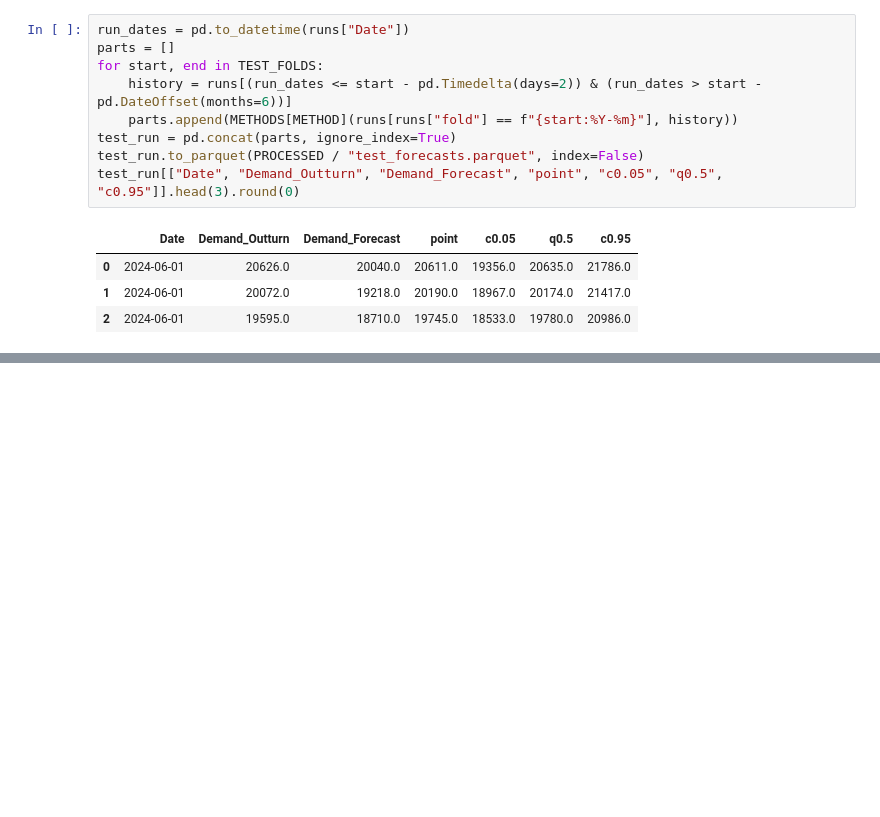
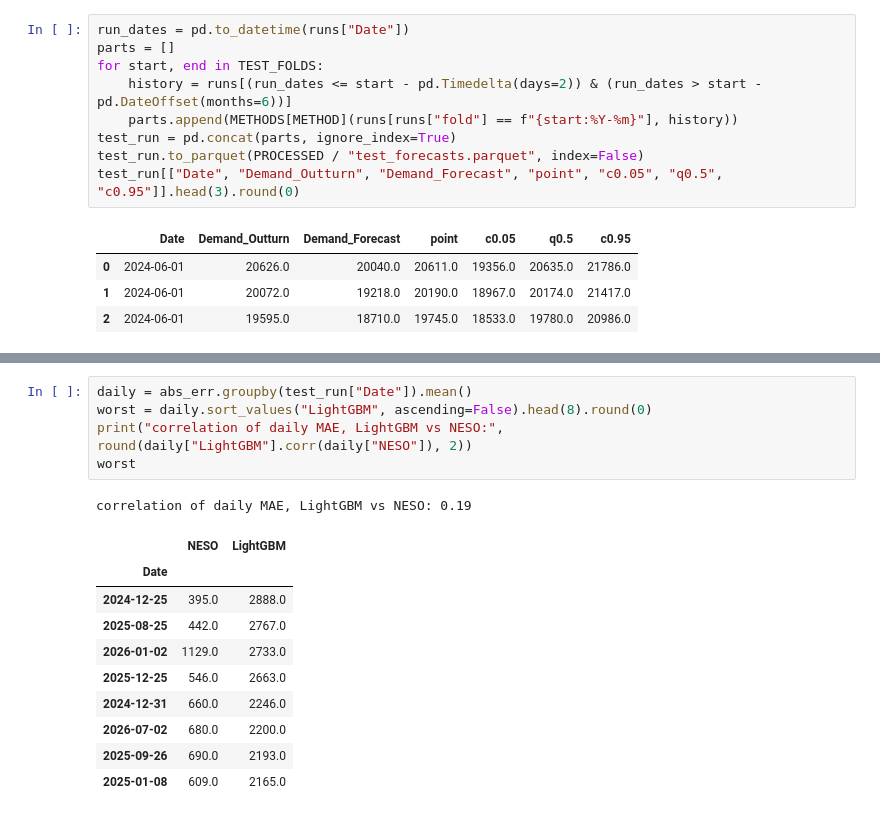
Before and after one commit to ansingh16/gb-demand-forecast, a Jupyter notebook: notebooks/08_calibration_and_test.ipynb, the cells around one changed output, grey strips where cells are left out. Saved outputs shown, nothing was run; the diff lists cells and outputs as text; blank space fills up the shorter version.

```diff
--- a/notebooks/08_calibration_and_test.ipynb
+++ b/notebooks/08_calibration_and_test.ipynb
@@ -288,0 +502,17 @@ test_run[["Date", "Demand_Outturn", "Demand_Forecast", "point", "c0.05", "q0.5",
+# %%
+daily = abs_err.groupby(test_run["Date"]).mean()
+worst = daily.sort_values("LightGBM", ascending=False).head(8).round(0)
+print("correlation of daily MAE, LightGBM vs NESO:", round(daily["LightGBM"].corr(daily["NESO"]), 2))
+worst
+# %% [output]
+correlation of daily MAE, LightGBM vs NESO: 0.19
+|  | NESO | LightGBM |
+| Date |  |  |
+| 2024-12-25 | 395.0 | 2888.0 |
+| 2025-08-25 | 442.0 | 2767.0 |
+| 2026-01-02 | 1129.0 | 2733.0 |
+| 2025-12-25 | 546.0 | 2663.0 |
+| 2024-12-31 | 660.0 | 2246.0 |
+| 2026-07-02 | 680.0 | 2200.0 |
+| 2025-09-26 | 690.0 | 2193.0 |
+| 2025-01-08 | 609.0 | 2165.0 |
```
Also changed, not shown: parts of 16 cells of this notebook.
